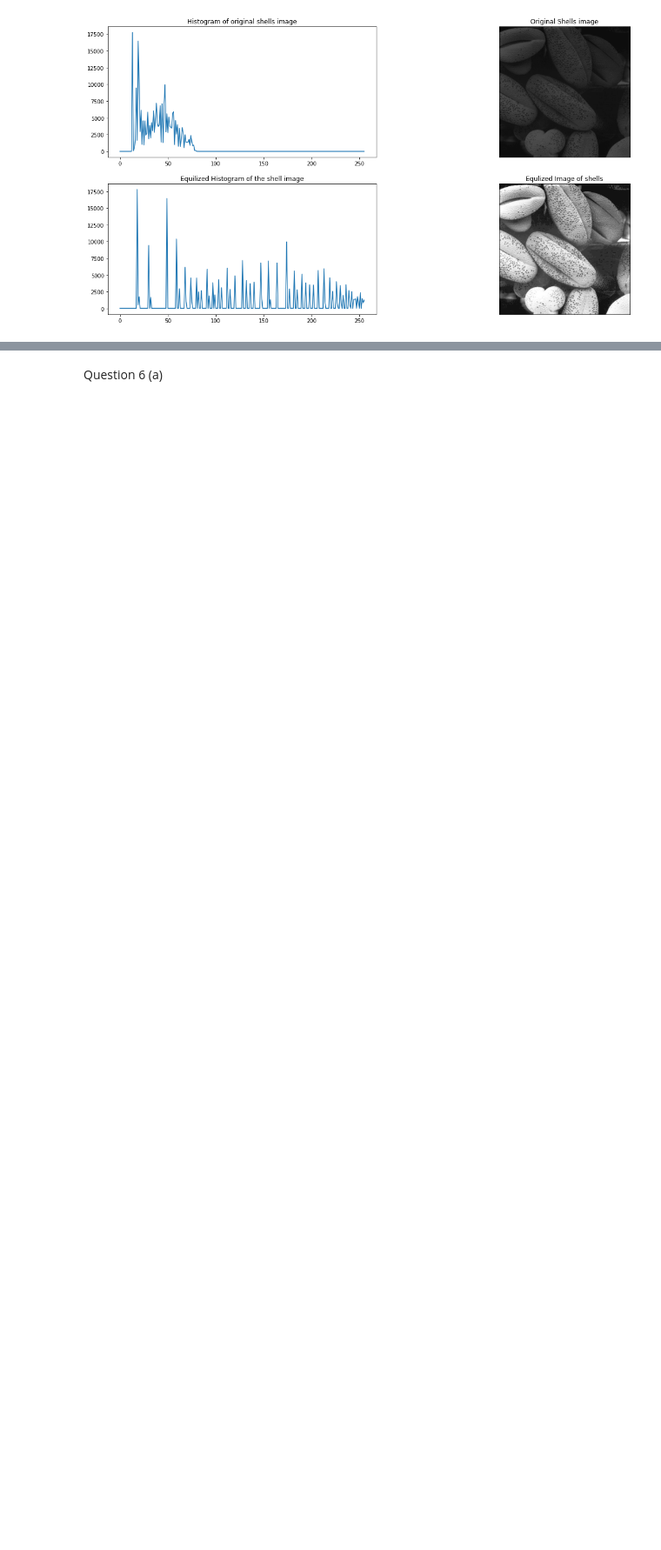
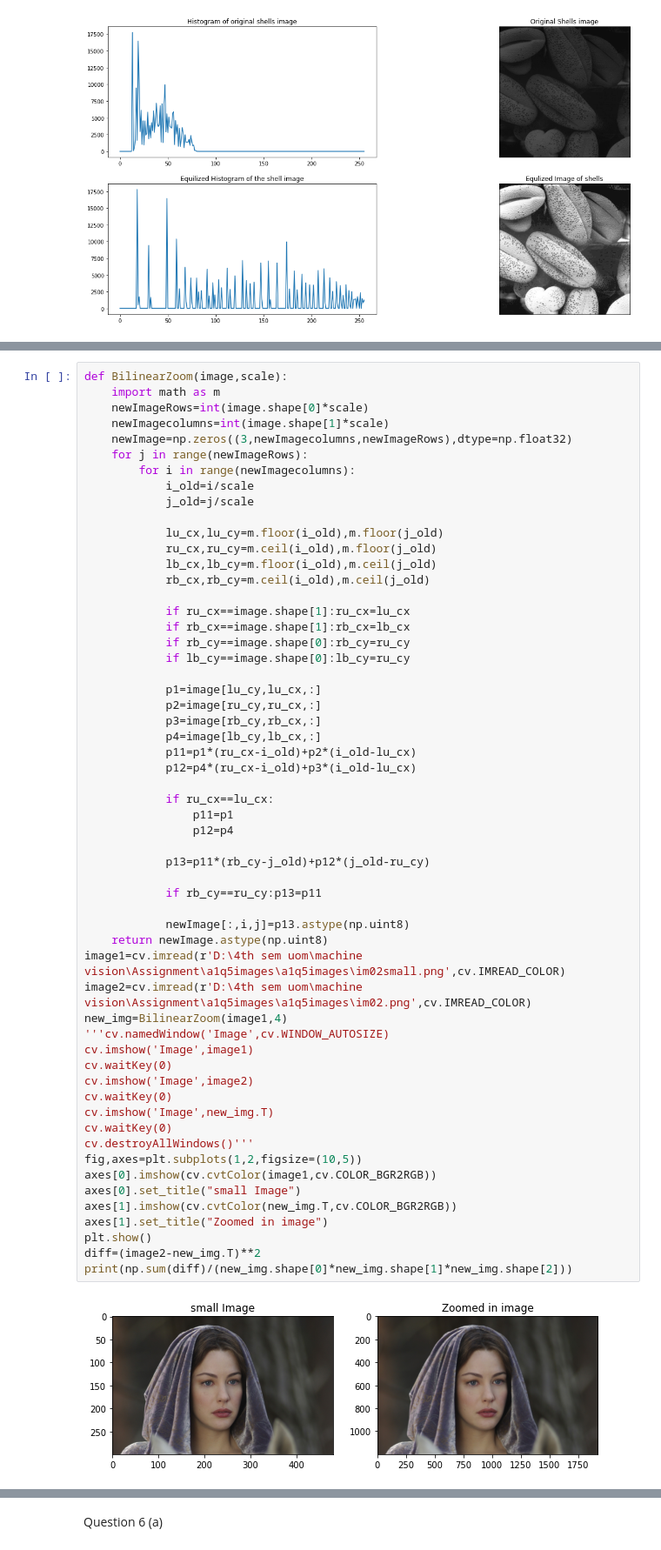
Before and after one commit to Dinuka-1999/Assignment, a Jupyter notebook: Assignment-1.ipynb, the cells around one changed output, grey strips where cells are left out. Shown at 87% size. Cells and saved outputs as stored; diff of their text form; blank space fills up the shorter version.

```diff
--- a/Assignment-1.ipynb
+++ b/Assignment-1.ipynb
@@ -174,0 +217,59 @@ plot_histograms('shells.png')
+# %%
+def BilinearZoom(image,scale):
+    import math as m
+    newImageRows=int(image.shape[0]*scale)
+    newImagecolumns=int(image.shape[1]*scale)
+    newImage=np.zeros((3,newImagecolumns,newImageRows),dtype=np.float32)
+    for j in range(newImageRows):
+        for i in range(newImagecolumns):
+            i_old=i/scale
+            j_old=j/scale
+
+            lu_cx,lu_cy=m.floor(i_old),m.floor(j_old)
+            ru_cx,ru_cy=m.ceil(i_old),m.floor(j_old)
+            lb_cx,lb_cy=m.floor(i_old),m.ceil(j_old)
+            rb_cx,rb_cy=m.ceil(i_old),m.ceil(j_old)
+
+            if ru_cx==image.shape[1]:ru_cx=lu_cx
+            if rb_cx==image.shape[1]:rb_cx=lb_cx
+            if rb_cy==image.shape[0]:rb_cy=ru_cy
+            if lb_cy==image.shape[0]:lb_cy=ru_cy
+
+            p1=image[lu_cy,lu_cx,:]
+            p2=image[ru_cy,ru_cx,:]
+            p3=image[rb_cy,rb_cx,:]
+            p4=image[lb_cy,lb_cx,:]
+            p11=p1*(ru_cx-i_old)+p2*(i_old-lu_cx)
+            p12=p4*(ru_cx-i_old)+p3*(i_old-lu_cx)
+
+            if ru_cx==lu_cx:
+                p11=p1
+                p12=p4
+
+            p13=p11*(rb_cy-j_old)+p12*(j_old-ru_cy)
+
+            if rb_cy==ru_cy:p13=p11
+
+            newImage[:,i,j]=p13.astype(np.uint8)
+    return newImage.astype(np.uint8)
+image1=cv.imread(r'D:\4th sem uom\machine vision\Assignment\a1q5images\a1q5images\im02small.png',cv.IMREAD_COLOR)
+image2=cv.imread(r'D:\4th sem uom\machine vision\Assignment\a1q5images\a1q5images\im02.png',cv.IMREAD_COLOR)
+new_img=BilinearZoom(image1,4)
+'''cv.namedWindow('Image',cv.WINDOW_AUTOSIZE)
+cv.imshow('Image',image1)
+cv.waitKey(0)
+cv.imshow('Image',image2)
+cv.waitKey(0)
+cv.imshow('Image',new_img.T)
+cv.waitKey(0)
+cv.destroyAllWindows()'''
+fig,axes=plt.subplots(1,2,figsize=(10,5))
+axes[0].imshow(cv.cvtColor(image1,cv.COLOR_BGR2RGB))
+axes[0].set_title("small Image")
+axes[1].imshow(cv.cvtColor(new_img.T,cv.COLOR_BGR2RGB))
+axes[1].set_title("Zoomed in image")
+plt.show()
+diff=(image2-new_img.T)**2
+print(np.sum(diff)/(new_img.shape[0]*new_img.shape[1]*new_img.shape[2]))
+# %% [output]
+[figure, added]
```
Also changed, not shown: parts of 10 cells of this notebook, 1 other file.
